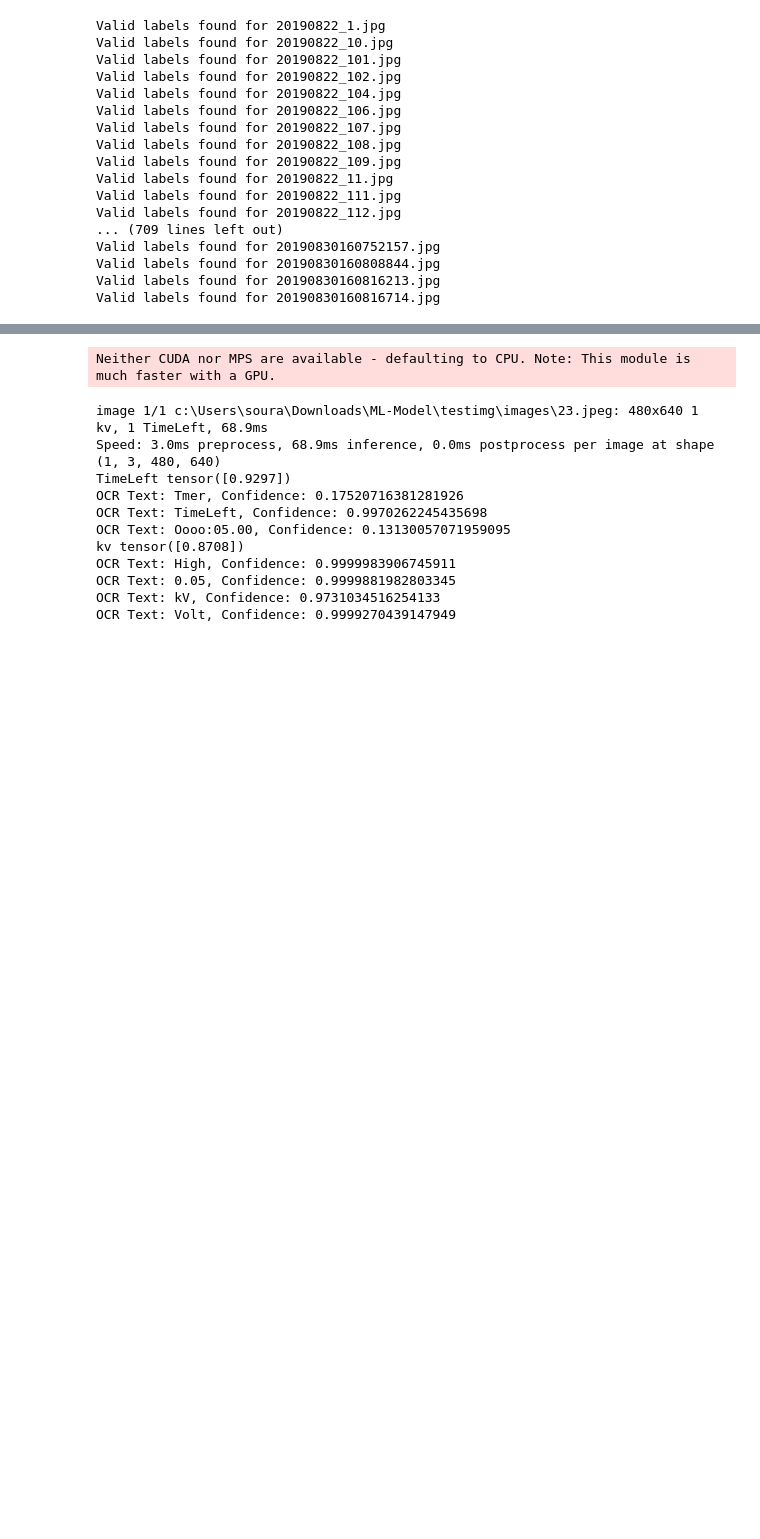
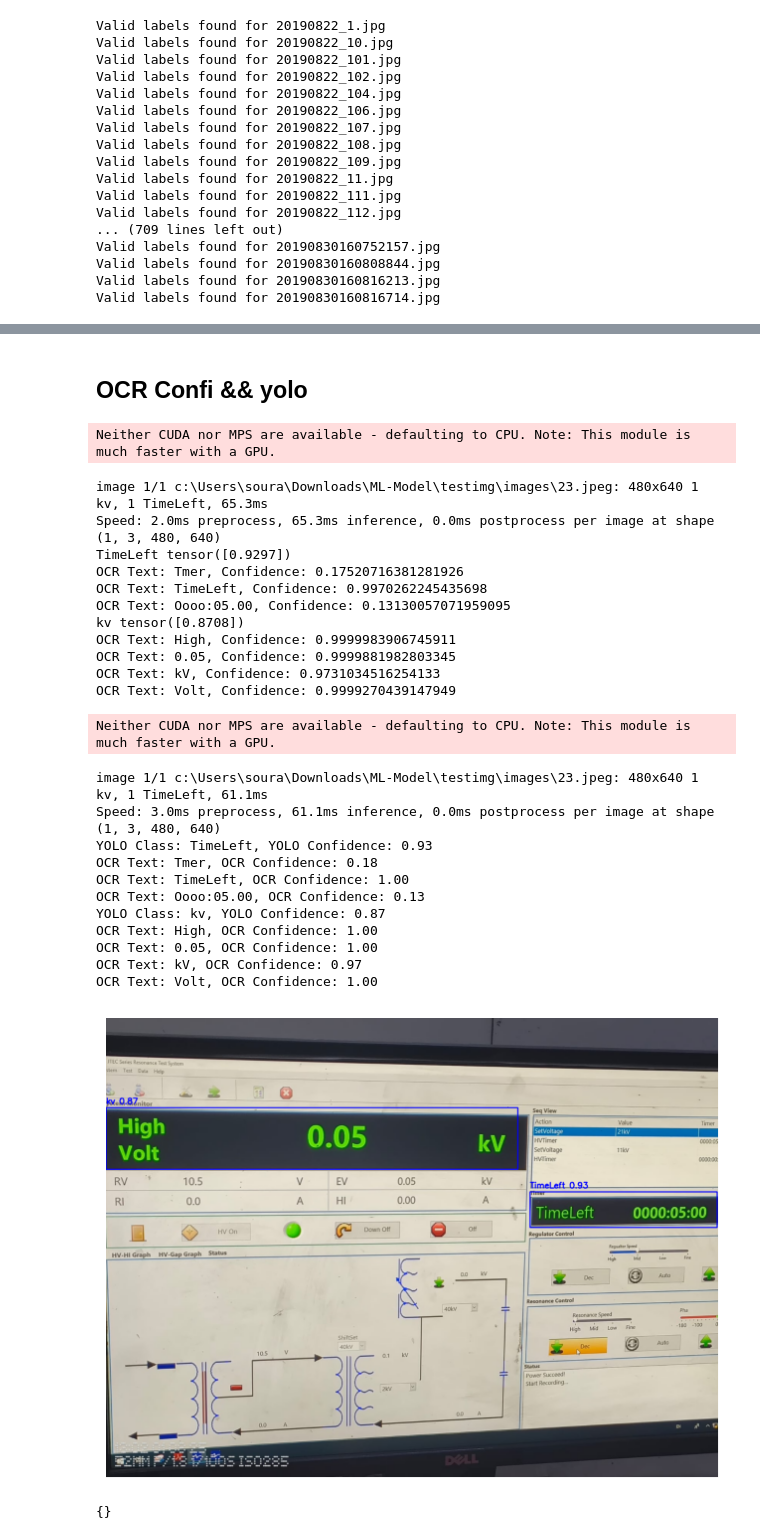
Before and after one commit to NitinRwt/ML-Model, a Jupyter notebook: test.ipynb, the cells around one changed output, grey strips where cells are left out. Saved outputs shown, nothing was run; the diff lists cells and outputs as text; code cells hidden in the pictures; blank space fills up the shorter version.

```diff
--- a/test.ipynb
+++ b/test.ipynb
@@ -282,3 +151,5 @@ Could not detect the needle.
+# %% [markdown]
+## OCR Confi && yolo
 # %%
 
 import cv2
@@ -292,6 +163,8 @@ from typing import Dict, Any
 def detect_and_recognize(image_path: str) -> Dict[str, Dict[str, Any]]:
     results = model.predict(source=image_path, conf=0.15, save=False)
     output = {}
+    image = cv2.imread(image_path)
+    image_rgb = cv2.cvtColor(image, cv2.COLOR_BGR2RGB)
 
     for result in results:
         for box in result.boxes:
@@ -300,6 +173,10 @@ def detect_and_recognize(image_path: str) -> Dict[str, Dict[str, Any]]:
             class_id = int(box.cls)
             class_name = result.names[class_id]
             yolo_conf = box.conf.item()
+
+            cv2.rectangle(image_rgb, (x_min, y_min), (x_max, y_max), (0, 0, 255), 2)
+            cv2.putText(image_rgb, f"{class_name} {yolo_conf:.2f}",
+                        (x_min, y_min - 10), cv2.FONT_HERSHEY_SIMPLEX, 0.7, (0, 0, 255), 2)
 
             # Process image region
             image = cv2.imread(image_path)
@@ -315,13 +192,11 @@ def detect_and_recognize(image_path: str) -> Dict[str, Dict[str, Any]]:
                 print(f"OCR Text: {ocr_text}, Confidence: {ocr_confidence}")
 
 
-    # return output
-
 detect_and_recognize('testimg/images/23.jpeg')
 # %% [output]
 Neither CUDA nor MPS are available - defaulting to CPU. Note: This module is much faster with a GPU.
-image 1/1 c:\Users\soura\Downloads\ML-Model\testimg\images\23.jpeg: 480x640 1 kv, 1 TimeLeft, 68.9ms
-Speed: 3.0ms preprocess, 68.9ms inference, 0.0ms postprocess per image at shape (1, 3, 480, 640)
+image 1/1 c:\Users\soura\Downloads\ML-Model\testimg\images\23.jpeg: 480x640 1 kv, 1 TimeLeft, 65.3ms
+Speed: 2.0ms preprocess, 65.3ms inference, 0.0ms postprocess per image at shape (1, 3, 480, 640)
 TimeLeft tensor([0.9297])
 OCR Text: Tmer, Confidence: 0.17520716381281926
 OCR Text: TimeLeft, Confidence: 0.9970262245435698
@@ -332,36 +207,75 @@ OCR Text: 0.05, Confidence: 0.9999881982803345
 OCR Text: kV, Confidence: 0.9731034516254133
 OCR Text: Volt, Confidence: 0.9999270439147949
 # %%
-
 import cv2
 import numpy as np
 from ultralytics import YOLO
 import easyocr
+import matplotlib.pyplot as plt
+
+# Load YOLOv8 model and EasyOCR reader
 model = YOLO("Models/model_1_0_2.pt")
 reader = easyocr.Reader(['en'])
 
 from typing import Dict, Any
+
 def detect_and_recognize(image_path: str) -> Dict[str, Dict[str, Any]]:
     results = model.predict(source=image_path, conf=0.15, save=False)
     output = {}
+
+    # Load the image to draw bounding boxes
+    image = cv2.imread(image_path)
+    image_rgb = cv2.cvtColor(image, cv2.COLOR_BGR2RGB)  # Convert to RGB for displaying with Matplotlib
 
     for result in results:
         for box in result.boxes:
             # Extract detection info
             x_min, y_min, x_max, y_max = map(int, box.xyxy[0])
             class_id = int(box.cls)
             class_name = result.names[class_id]
-            yolo_conf = box.conf.item()
+            yolo_conf = box.conf.item()  # YOLO confidence
 
-            # Process image region
-            image = cv2.imread(image_path)
+            # Process image region for OCR
             cropped = image[y_min:y_max, x_min:x_max]
             ocr_results = reader.readtext(cropped)
-            ocr_boxes = [detection[0] for detection in ocr_results]
-            # _, text, conf = box
-            print(result.names[class_id] , box.conf)
 
+            # Draw bounding box on the image
+            cv2.rectangle(image_rgb, (x_min, y_min), (x_max, y_max), (0, 0, 255), 2)
+            cv2.putText(image_rgb, f"{class_name} {yolo_conf:.2f}",
+                        (x_min, y_min - 10), cv2.FONT_HERSHEY_SIMPLEX, 0.7, (0, 0, 255), 2)
 
-    # return output
+            # Print YOLO class and confidence
+            print(f"YOLO Class: {class_name}, YOLO Confidence: {yolo_conf:.2f}")
 
+            # Process OCR results for each bounding box
+            for detection in ocr_results:
+                ocr_text = detection[1]
+                ocr_confidence = detection[2]
+                # Print OCR text and confidence
+                print(f"OCR Text: {ocr_text}, OCR Confidence: {ocr_confidence:.2f}")
+
+    # Display the image with bounding boxes
+    plt.figure(figsize=(10, 6))
+    plt.imshow(image_rgb)
+    plt.axis('off')  # Hide axes
+    plt.show()
+
+    return output
+
+# Test the function
 detect_and_recognize('testimg/images/23.jpeg')
+# %% [output]
+Neither CUDA nor MPS are available - defaulting to CPU. Note: This module is much faster with a GPU.
+image 1/1 c:\Users\soura\Downloads\ML-Model\testimg\images\23.jpeg: 480x640 1 kv, 1 TimeLeft, 61.1ms
+Speed: 3.0ms preprocess, 61.1ms inference, 0.0ms postprocess per image at shape (1, 3, 480, 640)
+YOLO Class: TimeLeft, YOLO Confidence: 0.93
+OCR Text: Tmer, OCR Confidence: 0.18
+OCR Text: TimeLeft, OCR Confidence: 1.00
+OCR Text: Oooo:05.00, OCR Confidence: 0.13
+YOLO Class: kv, YOLO Confidence: 0.87
+OCR Text: High, OCR Confidence: 1.00
+OCR Text: 0.05, OCR Confidence: 1.00
+OCR Text: kV, OCR Confidence: 0.97
+OCR Text: Volt, OCR Confidence: 1.00
+[figure, added]
+{}
```
Also changed, not shown: parts of 5 cells of this notebook, 10 other files.
